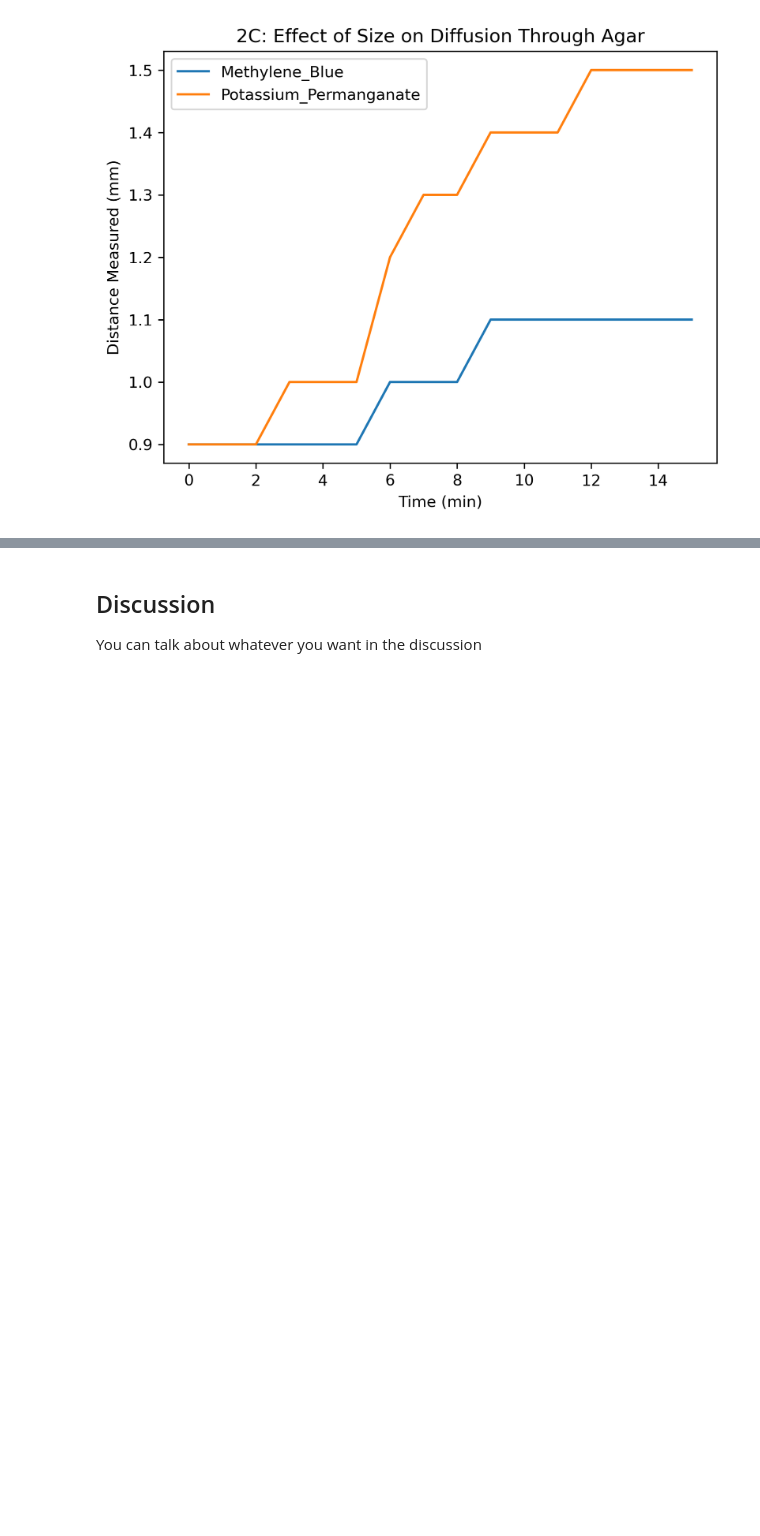
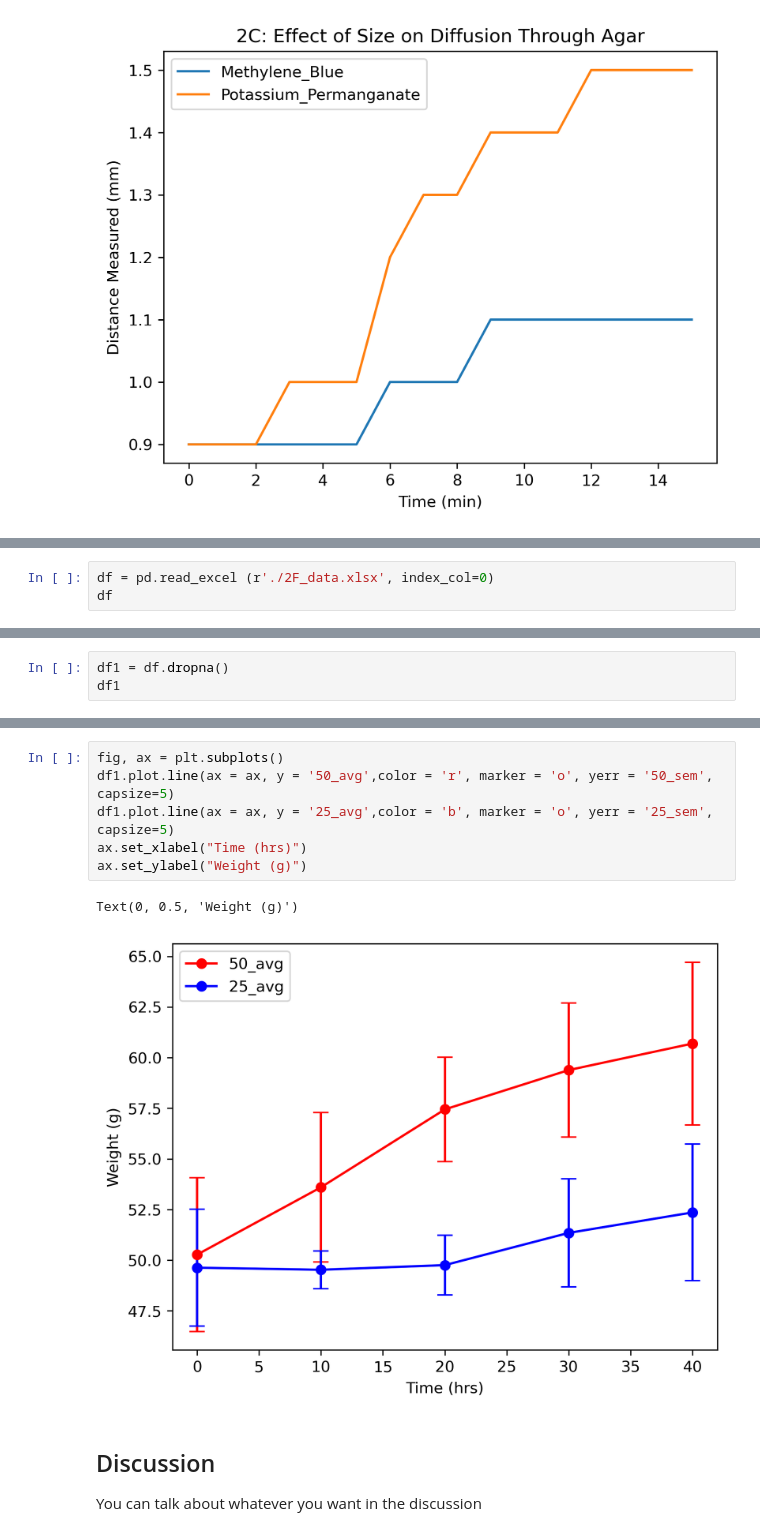
Before and after one commit to ProfOak7/Bio125, a Jupyter notebook: lab_2_Examples.ipynb, the cells around one changed output, grey strips where cells are left out. Saved outputs shown, nothing was run; the diff lists cells and outputs as text; blank space fills up the shorter version.

```diff
--- a/lab_2_Examples.ipynb
+++ b/lab_2_Examples.ipynb
@@ -135,0 +164,3 @@ plt.show()
+# %%
+df = pd.read_excel (r'./2F_data.xlsx', index_col=0)
+df
@@ -135,0 +178,3 @@ plt.show()
+# %%
+df1 = df.dropna()
+df1
@@ -136,3 +189,12 @@ plt.show()
+# %%
+fig, ax = plt.subplots()
+df1.plot.line(ax = ax, y = '50_avg',color = 'r', marker = 'o', yerr = '50_sem', capsize=5)
+df1.plot.line(ax = ax, y = '25_avg',color = 'b', marker = 'o', yerr = '25_sem', capsize=5)
+ax.set_xlabel("Time (hrs)")
+ax.set_ylabel("Weight (g)")
+# %% [output]
+Text(0, 0.5, 'Weight (g)')
+[figure, added]
 # %% [markdown]
 ## Discussion
 You can talk about whatever you want in the discussion
```
Also changed, not shown: parts of 12 cells of this notebook.
